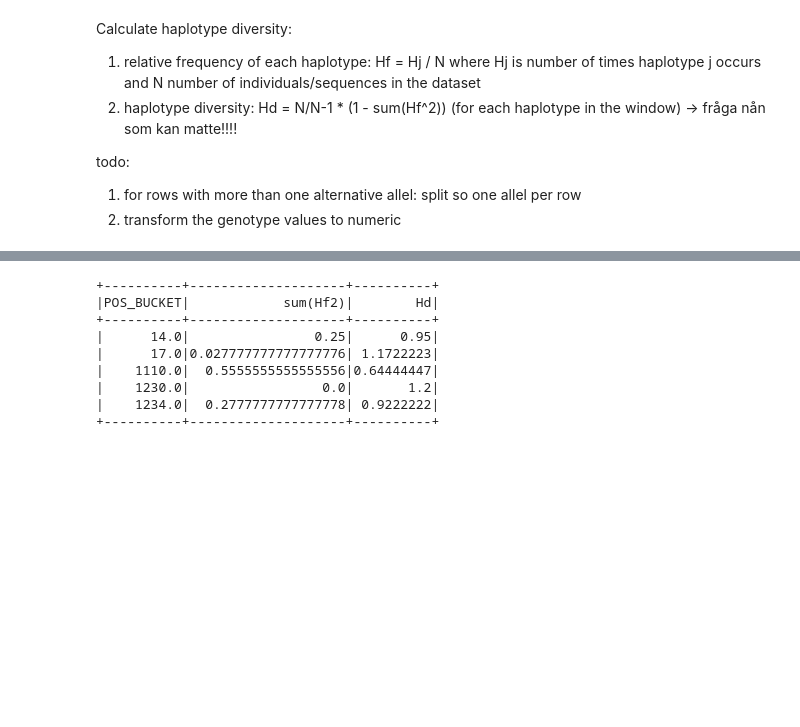
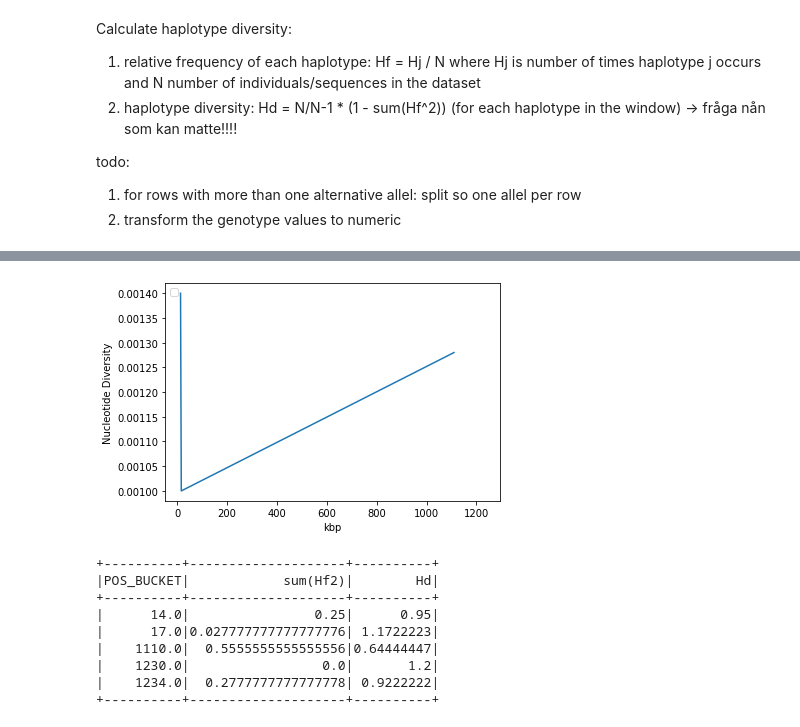
Before and after one commit to julieamarwani1/LDSA--Project, a Jupyter notebook: vcf_test.ipynb, the cells around one changed output, grey strips where cells are left out. Drawn from its saved outputs; the diff is of its cells as text; code cells hidden in the pictures; blank space fills up the shorter version.

```diff
--- a/vcf_test.ipynb
+++ b/vcf_test.ipynb
@@ -307,0 +569,7 @@ Hf.select('Hf', 'Hf2').show()
+# %%
+from pyspark.sql.functions import sum
+
+vcf_sum = vcf_freq.groupBy('POS')\
+            .agg(sum("ALLEL_FREQ"), sum('ALLEL_FREQ_SQRD_DIFF'))
+
+vcf_sum.show()
@@ -307,0 +586,3 @@ Hf.select('Hf', 'Hf2').show()
+# %%
+vcf_sum = vcf_sum.withColumn('Nd', 1- vcf_sum['sum(ALLEL_FREQ_SQRD_DIFF)']/((vcf_sum['sum(ALLEL_FREQ)']**2)-vcf_sum['sum(ALLEL_FREQ_SQRD_DIFF)']))
+vcf_sum.show()
@@ -307,0 +599,11 @@ Hf.select('Hf', 'Hf2').show()
+# %%
+from pyspark.ml.feature import Bucketizer
+
+#define the splits (use min max values from POS argument...)
+splits = list(range(0, 1334568, 1000))
+bucketizer = Bucketizer(splits=splits, inputCol="POS", outputCol="POS_BUCKET")
+
+# Transform original data into bucket index
+vcf_sum = bucketizer.transform(vcf_sum)
+
+vcf_sum.show()
@@ -307,0 +620,8 @@ Hf.select('Hf', 'Hf2').show()
+# %%
+vcf_sum = vcf_sum.groupBy('POS_BUCKET')\
+                .agg(sum('Nd'))\
+                .orderBy('POS_BUCKET')
+
+vcf_sum = vcf_sum.withColumn('Nd/bp', vcf_sum['sum(Nd)']/1000)
+
+vcf_sum.show()
@@ -308,3 +638,20 @@ Hf.select('Hf', 'Hf2').show()
+# %%
+#plot
+import matplotlib.pyplot as plt
+
+y = vcf_sum.select('Nd/bp').collect()
+x = vcf_sum.select('POS_BUCKET').collect()
+
+plt.plot(x, y)
+
+plt.ylabel('Nucleotide Diversity')
+plt.xlabel('kbp')
+plt.title('')
+plt.legend('', loc='upper left')
+
+plt.show()
+# %% [output]
+[figure, added]
 # %%
 from pyspark.sql.types import FloatType
 
```
Also changed, not shown: parts of 46 cells of this notebook, 14 other files.
